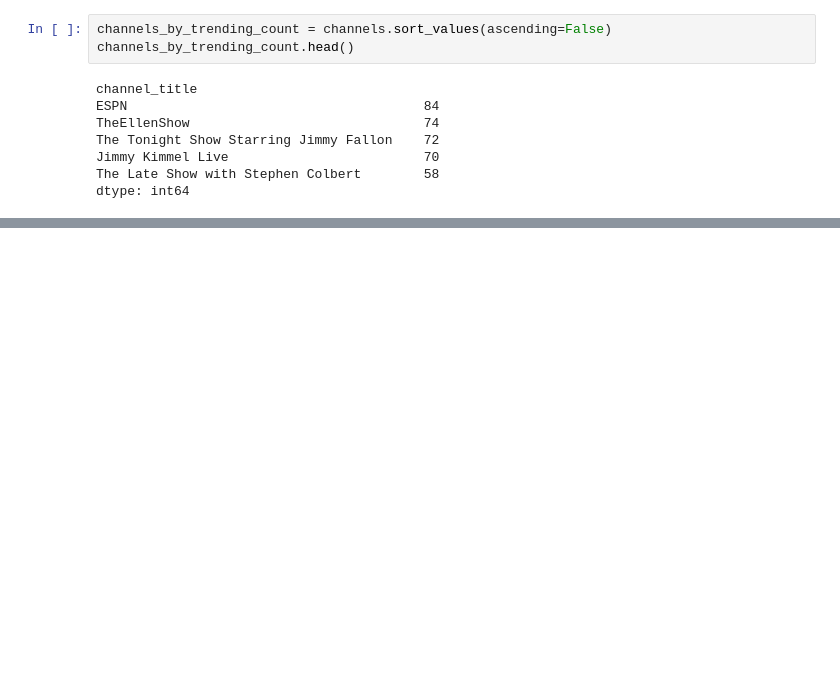
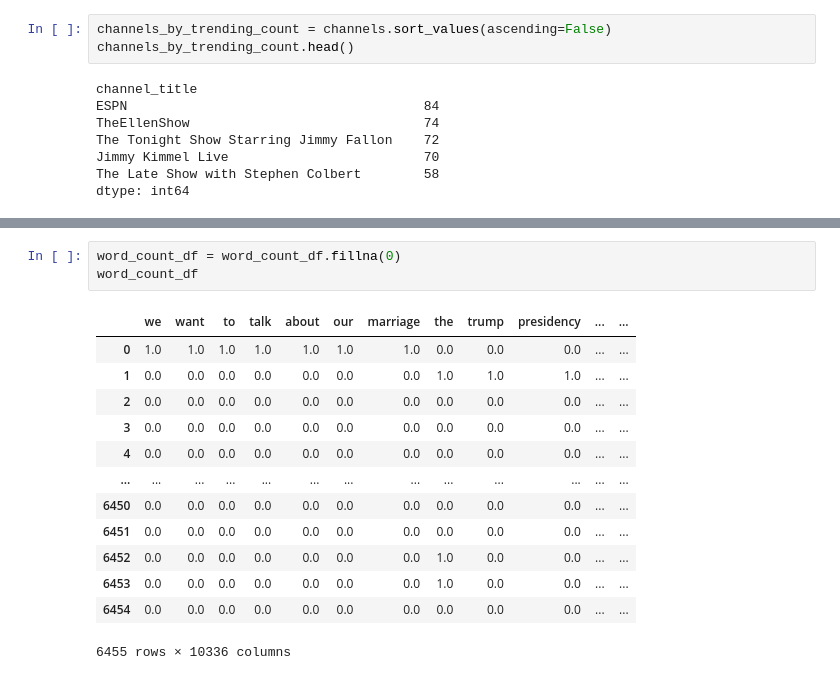
Before and after one commit to Wacboss1/khlabs-intro-to-data-analysis, a Jupyter notebook: intro-to-data-analysis.ipynb, the cells around one changed output, grey strips where cells are left out. Saved outputs shown, nothing was run; the diff lists cells and outputs as text; blank space fills up the shorter version.

```diff
--- a/intro-to-data-analysis.ipynb
+++ b/intro-to-data-analysis.ipynb
@@ -186,0 +230,17 @@ dtype: int64
+# %%
+word_count_df = word_count_df.fillna(0)
+word_count_df
+# %% [output]
+|  | we | want | to | talk | about | our | marriage | the | trump | presidency | ... | ... |
+| 0 | 1.0 | 1.0 | 1.0 | 1.0 | 1.0 | 1.0 | 1.0 | 0.0 | 0.0 | 0.0 | ... | ... |
+| 1 | 0.0 | 0.0 | 0.0 | 0.0 | 0.0 | 0.0 | 0.0 | 1.0 | 1.0 | 1.0 | ... | ... |
+| 2 | 0.0 | 0.0 | 0.0 | 0.0 | 0.0 | 0.0 | 0.0 | 0.0 | 0.0 | 0.0 | ... | ... |
+| 3 | 0.0 | 0.0 | 0.0 | 0.0 | 0.0 | 0.0 | 0.0 | 0.0 | 0.0 | 0.0 | ... | ... |
+| 4 | 0.0 | 0.0 | 0.0 | 0.0 | 0.0 | 0.0 | 0.0 | 0.0 | 0.0 | 0.0 | ... | ... |
+| ... | ... | ... | ... | ... | ... | ... | ... | ... | ... | ... | ... | ... |
+| 6450 | 0.0 | 0.0 | 0.0 | 0.0 | 0.0 | 0.0 | 0.0 | 0.0 | 0.0 | 0.0 | ... | ... |
+| 6451 | 0.0 | 0.0 | 0.0 | 0.0 | 0.0 | 0.0 | 0.0 | 0.0 | 0.0 | 0.0 | ... | ... |
+| 6452 | 0.0 | 0.0 | 0.0 | 0.0 | 0.0 | 0.0 | 0.0 | 1.0 | 0.0 | 0.0 | ... | ... |
+| 6453 | 0.0 | 0.0 | 0.0 | 0.0 | 0.0 | 0.0 | 0.0 | 1.0 | 0.0 | 0.0 | ... | ... |
+| 6454 | 0.0 | 0.0 | 0.0 | 0.0 | 0.0 | 0.0 | 0.0 | 0.0 | 0.0 | 0.0 | ... | ... |
+6455 rows × 10336 columns
```
Also changed, not shown: parts of 8 cells of this notebook.
